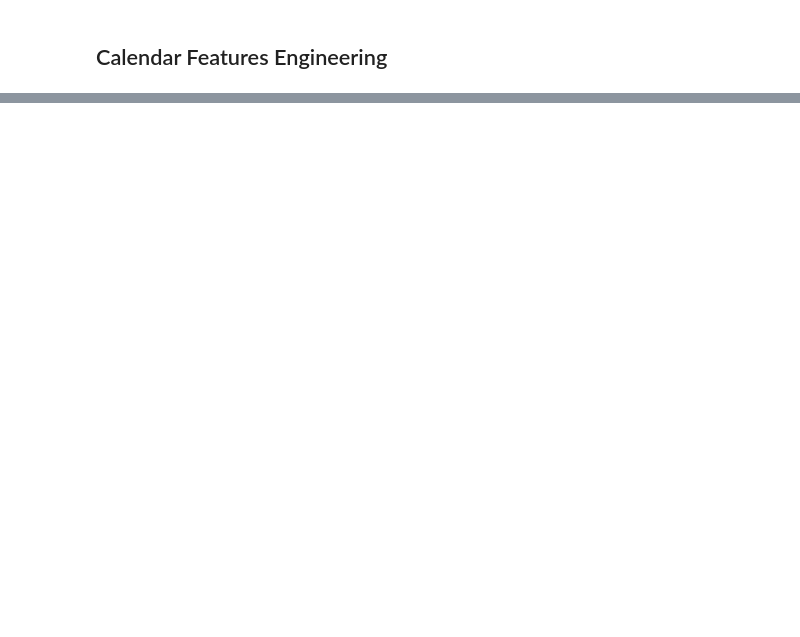
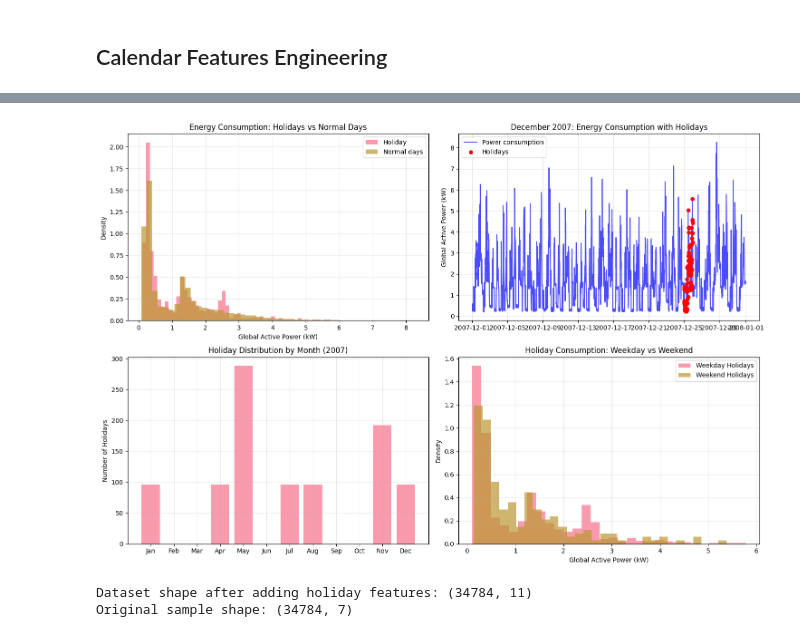
Before and after one commit to giulatona/iecon2025_tutorial, a Jupyter notebook: notebooks/02_preprocessing_windowing_features.ipynb, the cells around one changed output, grey strips where cells are left out. Cells and saved outputs as stored; diff of their text form; code cells hidden in the pictures; blank space fills up the shorter version.

```diff
--- a/notebooks/02_preprocessing_windowing_features.ipynb
+++ b/notebooks/02_preprocessing_windowing_features.ipynb
@@ -1024,7 +898,7 @@ print("Creating holiday features...")
 
 # Apply holiday features to a subset of data for demonstration
 df_sample = df_filled['2007-01-01':'2007-12-31'].copy()  # Use one year for faster processing
-df_with_holidays = add_holiday_features(df_sample, country='France')
+df_with_holidays = add_holiday_features(df_sample, country='France', include_holiday_names=True)
 
 print(f"Added holiday features:")
 holiday_columns = [col for col in df_with_holidays.columns if col not in df_sample.columns]
@@ -1032,10 +906,9 @@ print(holiday_columns)
 
 # Show holiday statistics
 print(f"\nHoliday Statistics for 2007:")
-print(f"Total holidays: {df_with_holidays['is_holiday'].sum()}")
-print(f"Weekend holidays: {df_with_holidays['is_weekend_holiday'].sum()}")
-print(f"Summer vacation days: {df_with_holidays['is_summer_vacation'].sum()}")
-print(f"Winter vacation days: {df_with_holidays['is_winter_vacation'].sum()}")
+print(f"Holiday samples (15-min intervals): {df_with_holidays['is_holiday'].sum()}")
+print(f"Weekend samples (15-min intervals): {df_with_holidays['is_weekend'].sum()}")
+print(f"Weekend holiday samples (15-min intervals): {df_with_holidays['is_weekend_holiday'].sum()}")
 
 # Display some specific holidays
 holiday_dates = df_with_holidays[df_with_holidays['is_holiday'] == 1]
@@ -1069,52 +942,40 @@ axes[0, 1].set_ylabel('Global Active Power (kW)')
 axes[0, 1].legend()
 axes[0, 1].grid(True, alpha=0.3)
 
-# Plot 3: Days before/after holiday effect
-days_before_1 = df_with_holidays[df_with_holidays['days_before_holiday_1'] == 1]['Global_active_power']
-days_after_1 = df_with_holidays[df_with_holidays['days_after_holiday_1'] == 1]['Global_active_power']
-
-box_data = [
-    normal_consumption.dropna().values,
-    holiday_consumption.dropna().values,
-    days_before_1.dropna().values,
-    days_after_1.dropna().values
-]
-box_labels = ['Normal', 'Holiday', 'Day Before', 'Day After']
-
-axes[1, 0].boxplot(box_data, labels=box_labels)
-axes[1, 0].set_title('Energy Consumption Around Holidays')
-axes[1, 0].set_ylabel('Global Active Power (kW)')
+# Plot 3: Monthly holiday distribution
+monthly_holidays = df_with_holidays.groupby(df_with_holidays.index.month)['is_holiday'].sum()
+month_names = ['Jan', 'Feb', 'Mar', 'Apr', 'May', 'Jun',
+               'Jul', 'Aug', 'Sep', 'Oct', 'Nov', 'Dec']
+axes[1, 0].bar(range(1, 13), monthly_holidays.values, alpha=0.7)
+axes[1, 0].set_xticks(range(1, 13))
+axes[1, 0].set_xticklabels(month_names)
+axes[1, 0].set_title('Holiday Distribution by Month (2007)')
+axes[1, 0].set_ylabel('Number of Holidays')
 axes[1, 0].grid(True, alpha=0.3)
 
-# Plot 4: Holiday cluster analysis
-cluster_sizes = df_with_holidays[df_with_holidays['holiday_cluster_size'] > 0]['holiday_cluster_size']
-cluster_consumption = []
-for size in range(1, cluster_sizes.max() + 1):
-    size_consumption = df_with_holidays[df_with_holidays['holiday_cluster_size'] == size]['Global_active_power']
-    if len(size_consumption) > 0:
-        cluster_consumption.append(size_consumption.mean())
-    else:
-        cluster_consumption.append(np.nan)
+# Plot 4: Weekend vs weekday holidays
+weekend_holidays = df_with_holidays[df_with_holidays['is_weekend_holiday'] == 1]['Global_active_power']
+weekday_holidays = df_with_holidays[
+    (df_with_holidays['is_holiday'] == 1) &
+    (df_with_holidays['is_weekend_holiday'] == 0)
+]['Global_active_power']
 
-valid_indices = ~np.isnan(cluster_consumption)
-axes[1, 1].bar(range(1, len(cluster_consumption) + 1), cluster_consumption, alpha=0.7)
-axes[1, 1].set_title('Average Consumption by Holiday Cluster Size')
-axes[1, 1].set_xlabel('Holiday Cluster Size (consecutive days)')
-axes[1, 1].set_ylabel('Average Global Active Power (kW)')
-axes[1, 1].grid(True, alpha=0.3)
+if len(weekend_holidays) > 0 and len(weekday_holidays) > 0:
+    axes[1, 1].hist(weekday_holidays.dropna(), bins=30, alpha=0.7, label='Weekday Holidays', density=True)
+    axes[1, 1].hist(weekend_holidays.dropna(), bins=30, alpha=0.7, label='Weekend Holidays', density=True)
+    axes[1, 1].set_title('Holiday Consumption: Weekday vs Weekend')
+    axes[1, 1].set_xlabel('Global Active Power (kW)')
+    axes[1, 1].set_ylabel('Density')
+    axes[1, 1].legend()
+    axes[1, 1].grid(True, alpha=0.3)
+else:
+    axes[1, 1].text(0.5, 0.5, 'Insufficient data\nfor comparison',
+                    ha='center', va='center', transform=axes[1, 1].transAxes)
+    axes[1, 1].set_title('Holiday Consumption: Weekday vs Weekend')
 
 plt.tight_layout()
 plt.show()
 
-# Correlation analysis
-print(f"\nCorrelation with Global Active Power:")
-holiday_features = ['is_holiday', 'days_before_holiday_1', 'days_after_holiday_1',
-                   'is_summer_vacation', 'is_winter_vacation', 'holidays_in_week']
-
-for feature in holiday_features:
-    if feature in df_with_holidays.columns:
-        corr = df_with_holidays[feature].corr(df_with_holidays['Global_active_power'])
-        print(f"{feature:20s}: {corr:6.3f}")
-
 print(f"\nDataset shape after adding holiday features: {df_with_holidays.shape}")
 print(f"Original sample shape: {df_sample.shape}")
+# %% [output]
@@ -1120,0 +999,3 @@ print(f"Original sample shape: {df_sample.shape}")
+[figure, added]
+Dataset shape after adding holiday features: (34784, 11)
+Original sample shape: (34784, 7)
```
Also changed, not shown: parts of 38 cells of this notebook, 2 other files.
